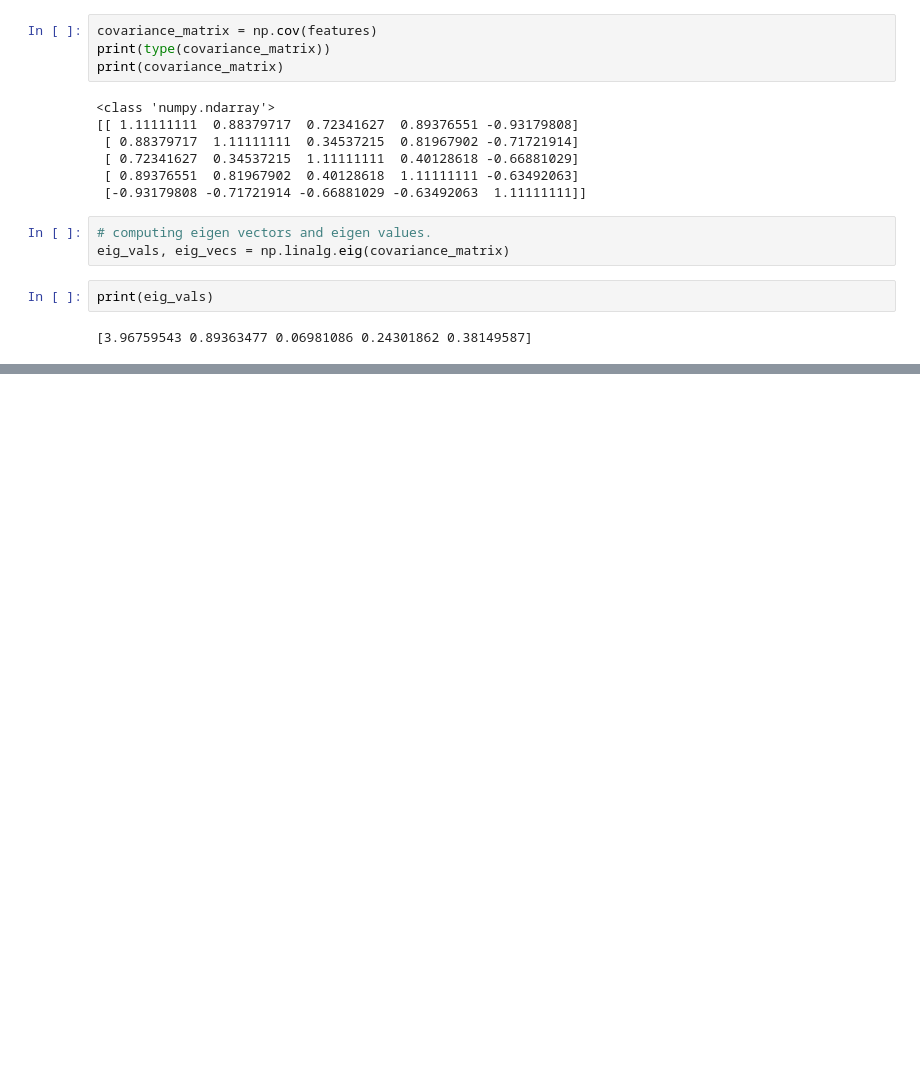
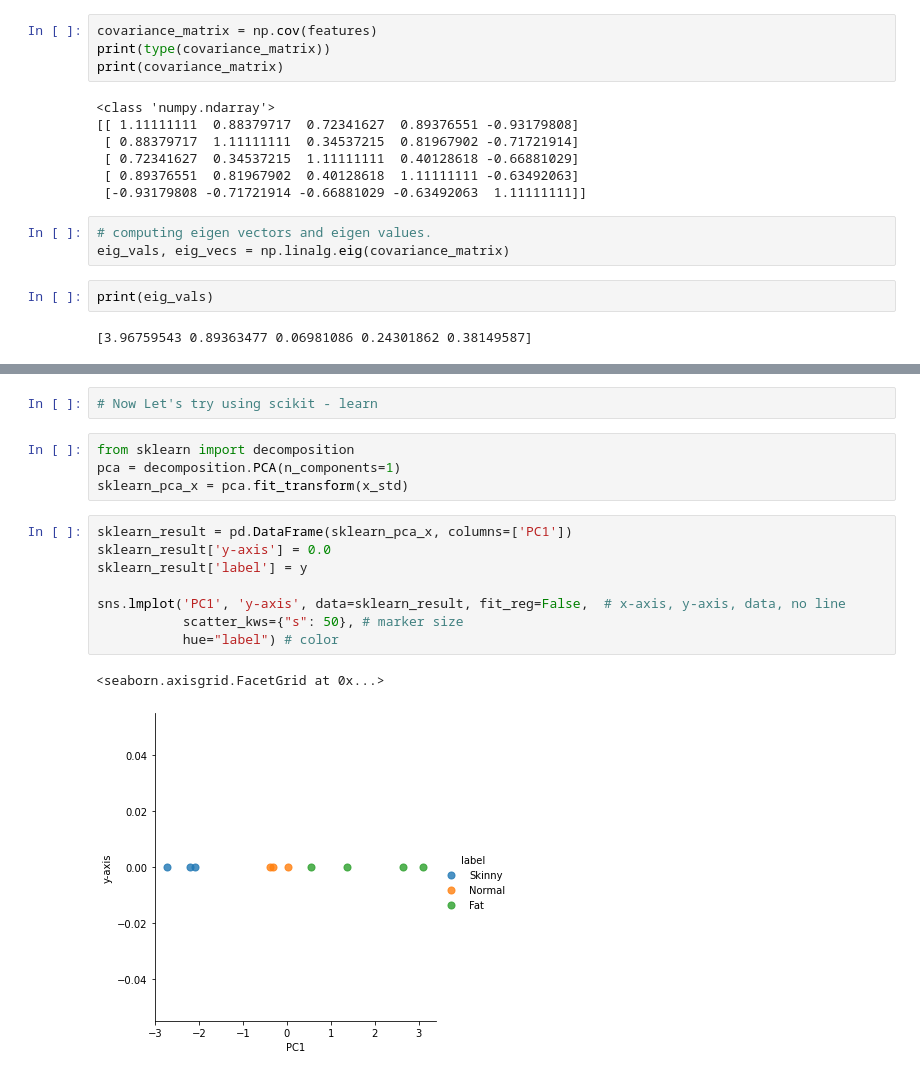
Before and after one commit to ulrikSebastienR/Colab-python-diaries, a Jupyter notebook: PCA_Direct.ipynb, the cells around one changed output, grey strips where cells are left out. Drawn from its saved outputs; the diff is of its cells as text; blank space fills up the shorter version.

```diff
--- a/PCA_Direct.ipynb
+++ b/PCA_Direct.ipynb
@@ -157,0 +244,17 @@ SyntaxError: ignored
+# %%
+# Now Let's try using scikit - learn
+# %%
+from sklearn import decomposition
+pca = decomposition.PCA(n_components=1)
+sklearn_pca_x = pca.fit_transform(x_std)
+# %%
+sklearn_result = pd.DataFrame(sklearn_pca_x, columns=['PC1'])
+sklearn_result['y-axis'] = 0.0
+sklearn_result['label'] = y
+
+sns.lmplot('PC1', 'y-axis', data=sklearn_result, fit_reg=False,  # x-axis, y-axis, data, no line
+           scatter_kws={"s": 50}, # marker size
+           hue="label") # color
+# %% [output]
+<seaborn.axisgrid.FacetGrid at 0x...>
+[figure, added]
```
Also changed, not shown: parts of 12 cells of this notebook.
